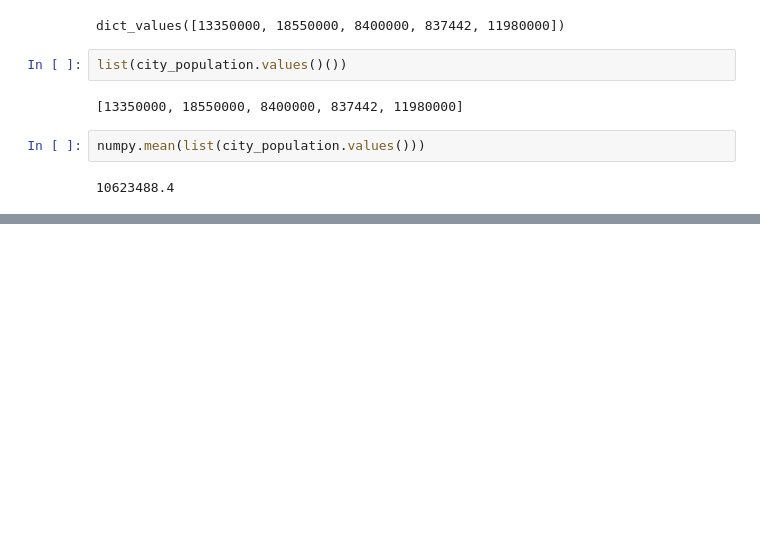
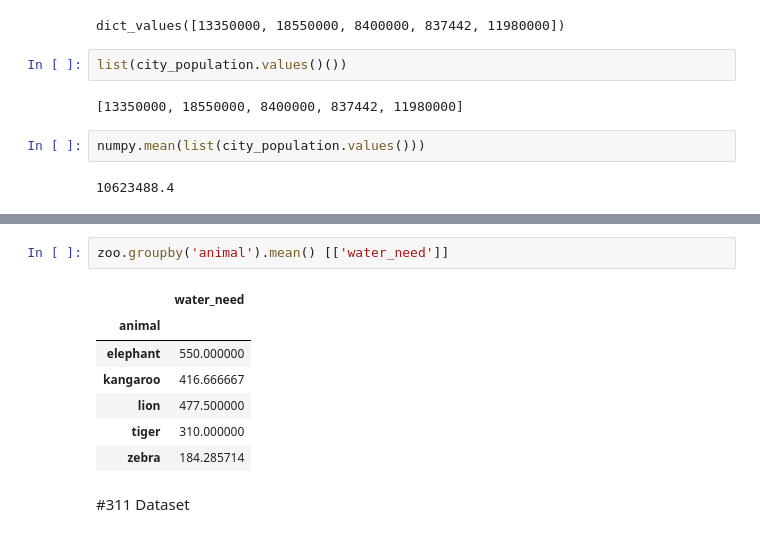
Before and after one commit to lrochaqu/nyu-python-public-policy, a Jupyter notebook: HW1.ipynb, the cells around one changed output, grey strips where cells are left out. Drawn from its saved outputs; the diff is of its cells as text; blank space fills up the shorter version.

```diff
--- a/HW1.ipynb
+++ b/HW1.ipynb
@@ -281,0 +331,12 @@ numpy.mean(list(city_population.values()))
+# %%
+zoo.groupby('animal').mean() [['water_need']]
+# %% [output]
+|  | water_need |
+| animal |  |
+| elephant | 550.000000 |
+| kangaroo | 416.666667 |
+| lion | 477.500000 |
+| tiger | 310.000000 |
+| zebra | 184.285714 |
+# %% [markdown]
+#311 Dataset
```
Also changed, not shown: parts of 21 cells of this notebook.
